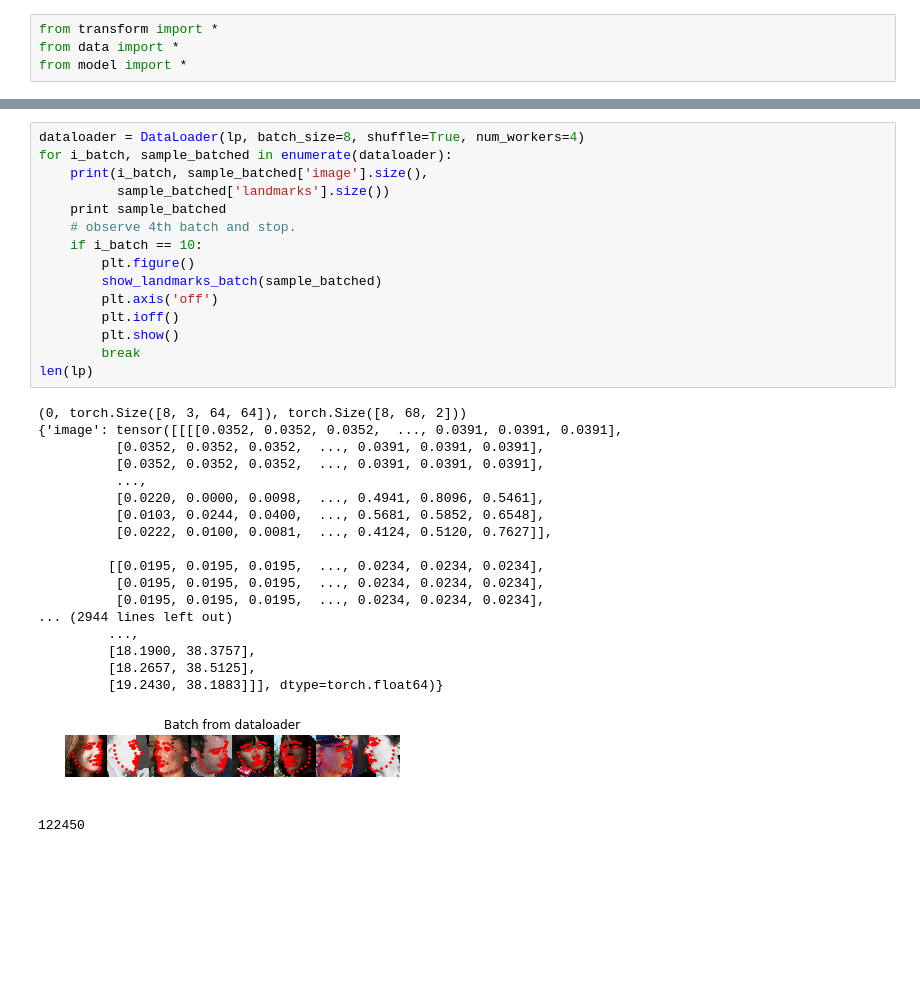
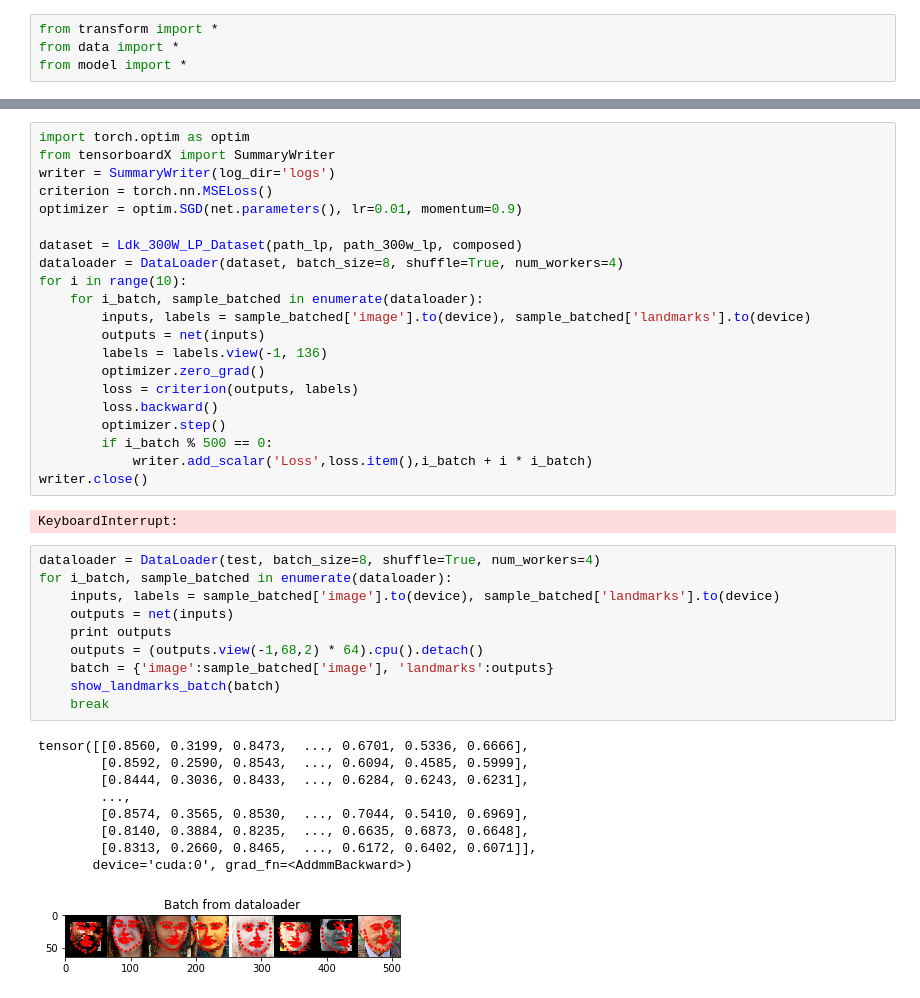
Before and after one commit to ohnosang/mobile-landmark, a Jupyter notebook: mobile-landmark.ipynb, the cells around one changed output, grey strips where cells are left out. Cells and saved outputs as stored; diff of their text form; blank space fills up the shorter version.

```diff
--- a/mobile-landmark.ipynb
+++ b/mobile-landmark.ipynb
@@ -26,35 +54,43 @@ lp = Ldk_300W_LP_Dataset(path_lp, path_300w_lp, composed)
+# %%
+import torch.optim as optim
+from tensorboardX import SummaryWriter
+writer = SummaryWriter(log_dir='logs')
+criterion = torch.nn.MSELoss()
+optimizer = optim.SGD(net.parameters(), lr=0.01, momentum=0.9)
+
+dataset = Ldk_300W_LP_Dataset(path_lp, path_300w_lp, composed)
+dataloader = DataLoader(dataset, batch_size=8, shuffle=True, num_workers=4)
+for i in range(10):
+    for i_batch, sample_batched in enumerate(dataloader):
+        inputs, labels = sample_batched['image'].to(device), sample_batched['landmarks'].to(device)
+        outputs = net(inputs)
+        labels = labels.view(-1, 136)
+        optimizer.zero_grad()
+        loss = criterion(outputs, labels)
+        loss.backward()
+        optimizer.step()
+        if i_batch % 500 == 0:
+            writer.add_scalar('Loss',loss.item(),i_batch + i * i_batch)
+writer.close()
+# %% [output]
+KeyboardInterrupt:
 # %%
-dataloader = DataLoader(lp, batch_size=8, shuffle=True, num_workers=4)
+dataloader = DataLoader(test, batch_size=8, shuffle=True, num_workers=4)
 for i_batch, sample_batched in enumerate(dataloader):
-    print(i_batch, sample_batched['image'].size(),
-          sample_batched['landmarks'].size())
-    print sample_batched
-    # observe 4th batch and stop.
-    if i_batch == 10:
-        plt.figure()
-        show_landmarks_batch(sample_batched)
-        plt.axis('off')
-        plt.ioff()
-        plt.show()
-        break
-len(lp)
+    inputs, labels = sample_batched['image'].to(device), sample_batched['landmarks'].to(device)
+    outputs = net(inputs)
+    print outputs
+    outputs = (outputs.view(-1,68,2) * 64).cpu().detach()
+    batch = {'image':sample_batched['image'], 'landmarks':outputs}
+    show_landmarks_batch(batch)
+    break
 # %% [output]
-(0, torch.Size([8, 3, 64, 64]), torch.Size([8, 68, 2]))
-{'image': tensor([[[[0.0352, 0.0352, 0.0352,  ..., 0.0391, 0.0391, 0.0391],
-          [0.0352, 0.0352, 0.0352,  ..., 0.0391, 0.0391, 0.0391],
-          [0.0352, 0.0352, 0.0352,  ..., 0.0391, 0.0391, 0.0391],
-          ...,
-          [0.0220, 0.0000, 0.0098,  ..., 0.4941, 0.8096, 0.5461],
-          [0.0103, 0.0244, 0.0400,  ..., 0.5681, 0.5852, 0.6548],
-          [0.0222, 0.0100, 0.0081,  ..., 0.4124, 0.5120, 0.7627]],
-
-         [[0.0195, 0.0195, 0.0195,  ..., 0.0234, 0.0234, 0.0234],
-          [0.0195, 0.0195, 0.0195,  ..., 0.0234, 0.0234, 0.0234],
-          [0.0195, 0.0195, 0.0195,  ..., 0.0234, 0.0234, 0.0234],
-... (2944 lines left out)
-         ...,
-         [18.1900, 38.3757],
-         [18.2657, 38.5125],
-         [19.2430, 38.1883]]], dtype=torch.float64)}
+tensor([[0.8560, 0.3199, 0.8473,  ..., 0.6701, 0.5336, 0.6666],
+        [0.8592, 0.2590, 0.8543,  ..., 0.6094, 0.4585, 0.5999],
+        [0.8444, 0.3036, 0.8433,  ..., 0.6284, 0.6243, 0.6231],
+        ...,
+        [0.8574, 0.3565, 0.8530,  ..., 0.7044, 0.5410, 0.6969],
+        [0.8140, 0.3884, 0.8235,  ..., 0.6635, 0.6873, 0.6648],
+        [0.8313, 0.2660, 0.8465,  ..., 0.6172, 0.6402, 0.6071]],
+       device='cuda:0', grad_fn=<AddmmBackward>)
-[figure, old version]
+[figure, new version]
-122450
```
Also changed, not shown: parts of 7 cells of this notebook, 7 other files.
